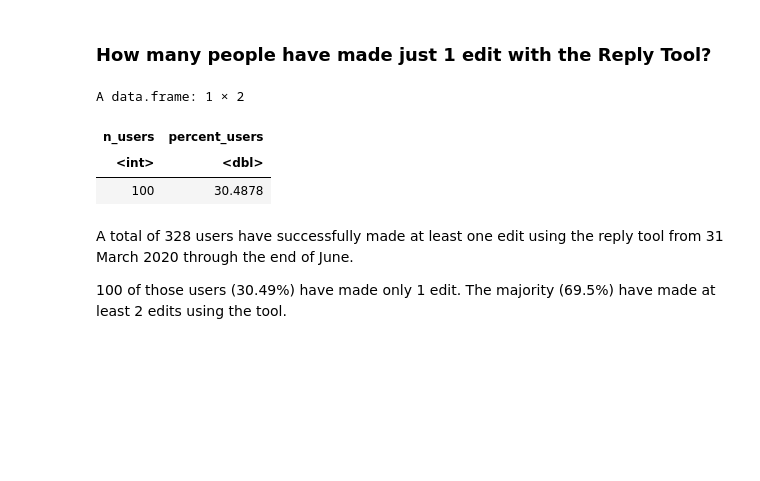
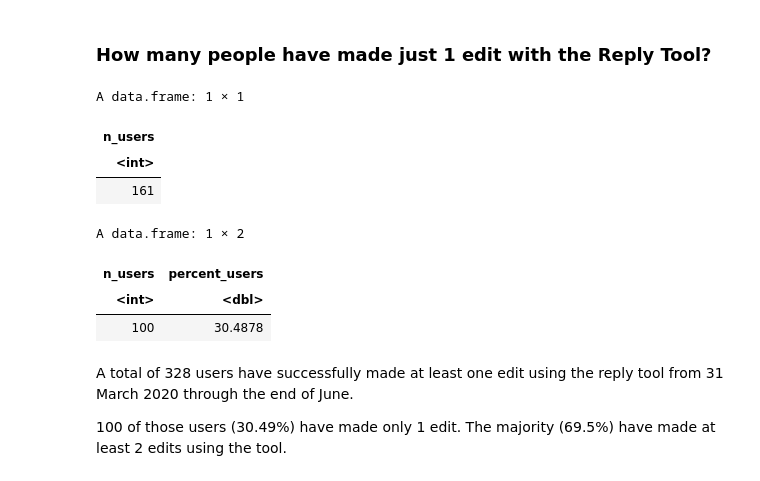
Before and after one commit to wikimedia-research/Reply-tools-analysis-2021, a Jupyter notebook: Adoption-Metrics/Replying-Tool-Adoption-Metrics.ipynb, the cells around one changed output. Saved outputs shown, nothing was run; the diff lists cells and outputs as text; code cells hidden in the pictures; blank space fills up the shorter version.

```diff
--- a/Replying-Tool-Adoption-Metrics.ipynb
+++ b/Adoption-Metrics/Replying-Tool-Adoption-Metrics.ipynb
@@ -93,0 +91,2 @@ save(results, file="Data/reply_edit_users.RData")
+# %%
+test <- wmfdata::query_hive(query)
@@ -97,5 +102,15 @@ reply_edit_users <- results
 # %% [markdown]
 ### How many people have made just 1 edit with the Reply Tool?
+# %%
+num_users <- test %>%
+    summarise(n_users = n())
+
+num_users
+# %% [output]
+A data.frame: 1 × 1
+| n_users |
+| <int> |
+| 161 |
 # %%
 # Find overall number of users that made only 1 edit
 reply_edits_overall_1edit <- reply_edit_users %>%
```
Also changed, not shown: parts of 3 cells of this notebook, 39 other files.
